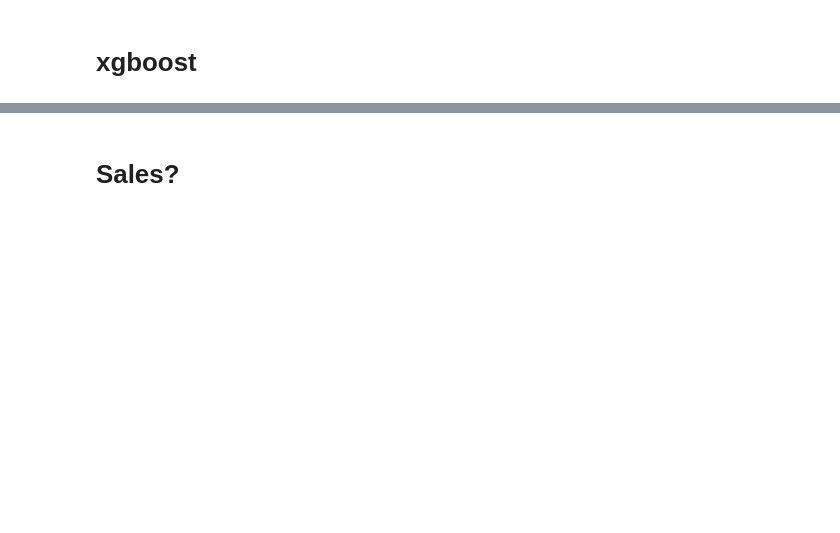
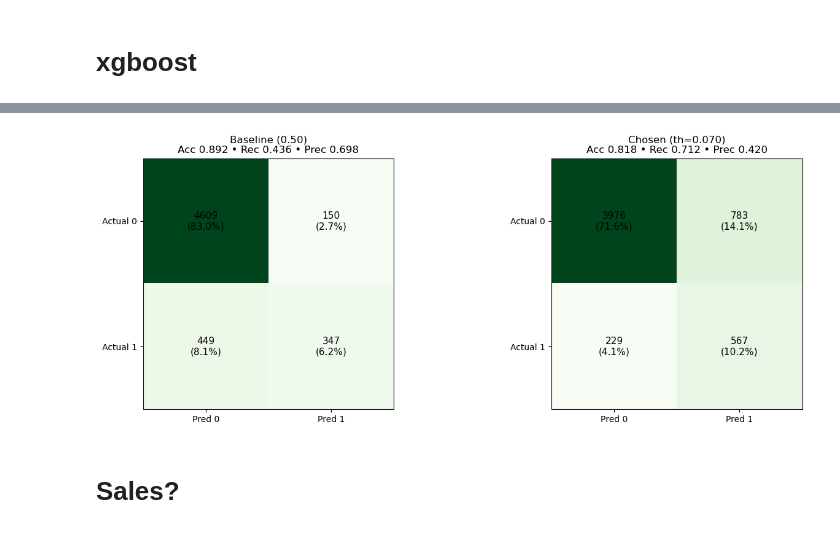
Before and after one commit to Hungagainagainagain/Swire-Cocacola-Capstone, a Jupyter notebook: modeling with new csv.ipynb, the cells around one changed output, grey strips where cells are left out. Drawn from its saved outputs; the diff is of its cells as text; code cells hidden in the pictures; blank space fills up the shorter version.

```diff
--- a/modeling with new csv.ipynb
+++ b/modeling with new csv.ipynb
@@ -36,5 +53,5 @@ data.head()
 # %%
-x = data.drop(columns=['ABANDONED_CART','CUSTOMER_ID'])
+x = data.drop(columns=['ABANDONED_CART','CUSTOMER_ID', 'Unnamed: 0'])
 y = data['ABANDONED_CART']
 
 x_train, x_test, y_train, y_test = train_test_split(
@@ -276,3 +345,39 @@ display(imp_df.head(20))
+# %%
+# === PLOTS: Confusion matrices (baseline 0.50 vs chosen) ===
+from sklearn.metrics import accuracy_score, precision_score, recall_score, f1_score, confusion_matrix
+import matplotlib.pyplot as plt
+import numpy as np
+
+# Baseline @0.50 using the same prob vector best["y_prob"]
+y_pred_050 = (best["y_prob"] >= 0.50).astype(int)
+acc_050 = accuracy_score(y_test, y_pred_050)
+rec_050 = recall_score(y_test, y_pred_050, zero_division=0)
+prec_050 = precision_score(y_test, y_pred_050, zero_division=0)
+cm_050 = confusion_matrix(y_test, y_pred_050)
+
+# Chosen operating point
+y_pred_best = (best["y_prob"] >= best["th"]).astype(int)
+acc_b = best["acc"]; rec_b = best["rec"]; prec_b = best["prec"]
+cm_best = best["cm"]
+
+fig, axes = plt.subplots(1, 2, figsize=(14, 5))
+for ax, cm, title, acc, rec, prec in [
+    (axes[0], cm_050, "Baseline (0.50)", acc_050, rec_050, prec_050),
+    (axes[1], cm_best, f"Chosen (th={best['th']:.3f})", acc_b, rec_b, prec_b),
+]:
+    cm_prop = cm / cm.sum()
+    im = ax.imshow(cm, cmap="Greens")
+    ax.set_title(f"{title}\nAcc {acc:.3f} • Rec {rec:.3f} • Prec {prec:.3f}")
+    ax.set_xticks([0,1]); ax.set_yticks([0,1])
+    ax.set_xticklabels(["Pred 0","Pred 1"]); ax.set_yticklabels(["Actual 0","Actual 1"])
+    for i in range(2):
+        for j in range(2):
+            ax.text(j, i, f"{cm[i,j]}\n({cm_prop[i,j]:.1%})",
+                    ha="center", va="center", fontsize=11)
+plt.tight_layout()
+plt.show()
+# %% [output]
+[figure, added]
 # %% [markdown]
 # Sales?
 # %%
```
Also changed, not shown: parts of 6 cells of this notebook, 1 other file.
